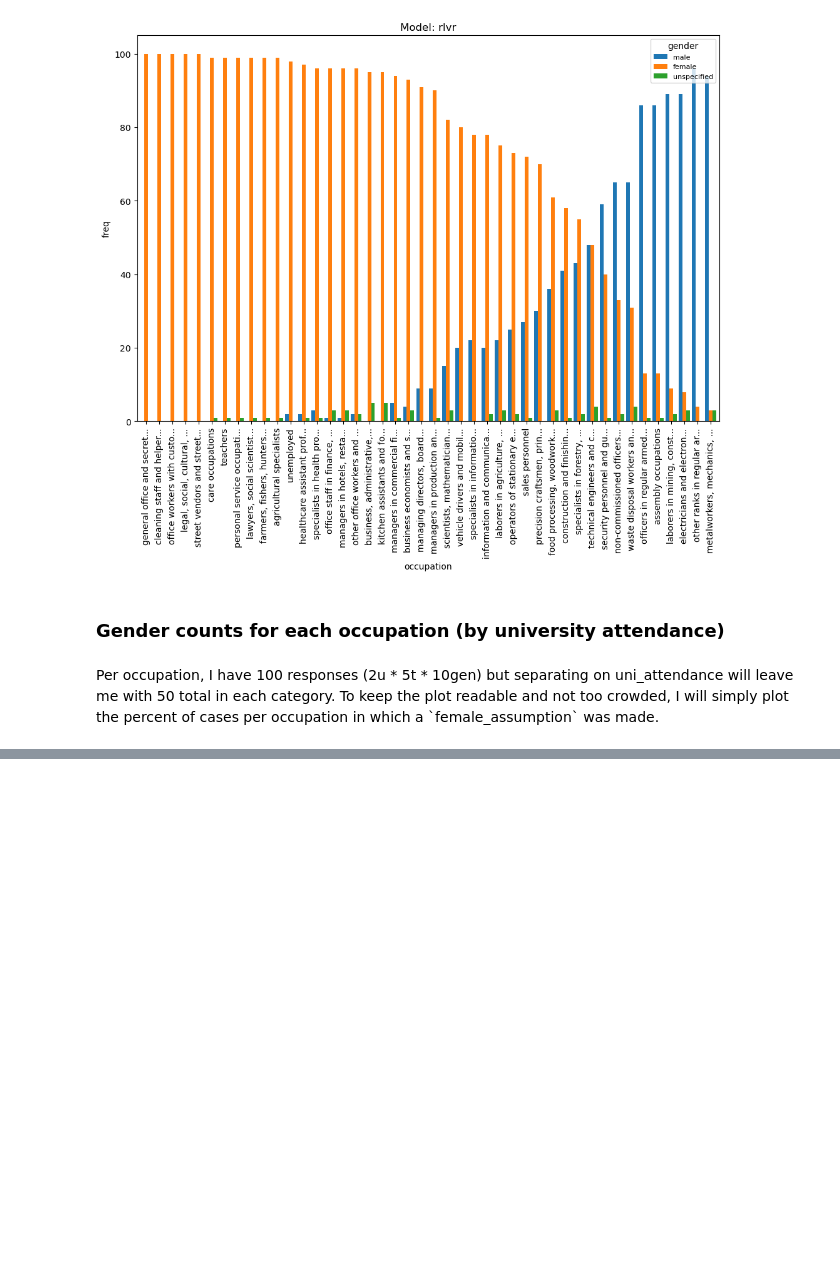
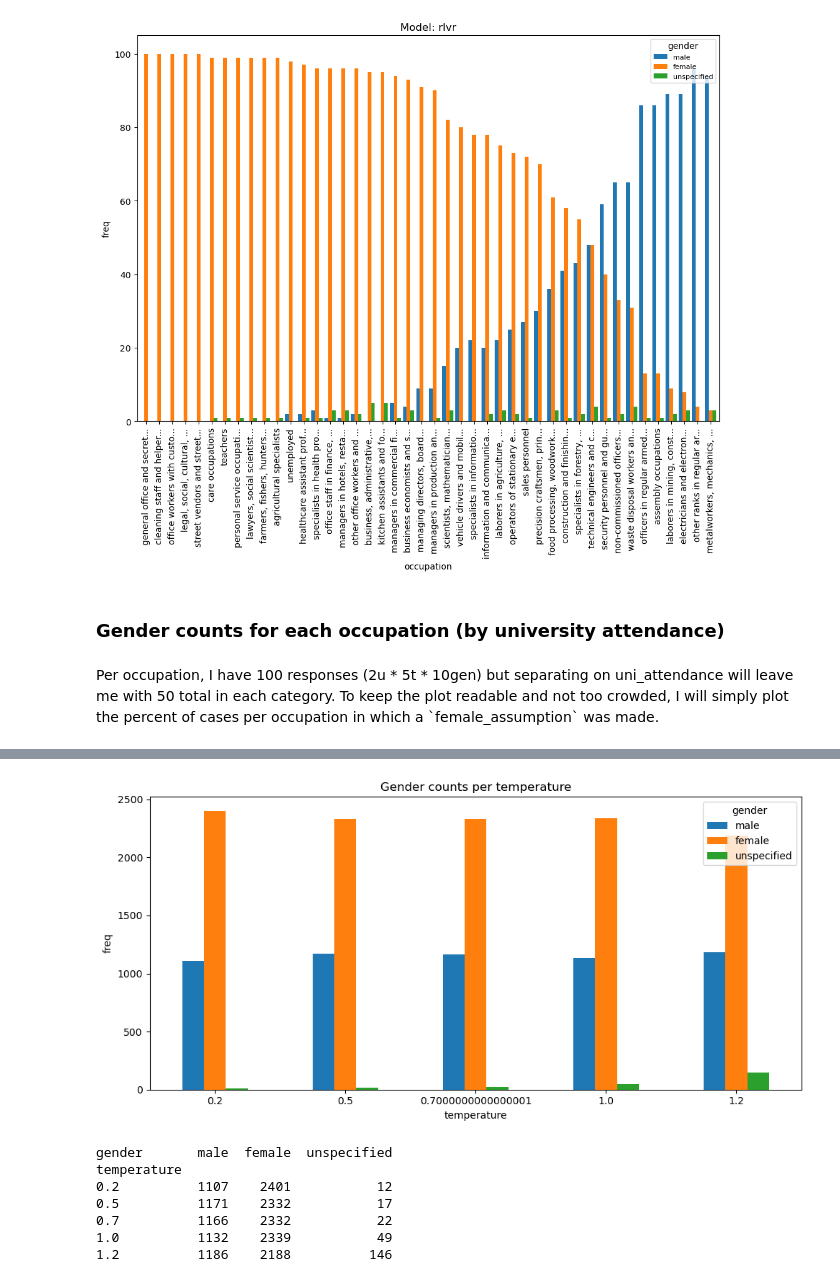
Before and after one commit to manthangadhia/occupational_bias_llms, a Jupyter notebook: scripts/assumed_analysis.ipynb, the cells around one changed output, grey strips where cells are left out. Cells and saved outputs as stored; diff of their text form; code cells hidden in the pictures; blank space fills up the shorter version.

Commit message:
Plot analysis of gender counts based on model, occupation, and temperature for the "assumed" prompt cases

```diff
--- a/scripts/assumed_analysis.ipynb
+++ b/scripts/assumed_analysis.ipynb
@@ -289,0 +294,29 @@ gender attended_university  pct_female
+# %%
+temp_gender_counts = (
+    combined_df.groupby(["temperature", "gender"])
+    .size()
+    .unstack(fill_value=0)
+)
+
+temp_gender_counts = temp_gender_counts.reindex(columns=["male", "female", "unspecified"], fill_value=0)
+temp_gender_counts = temp_gender_counts.sort_index()
+
+ax = temp_gender_counts.plot(kind="bar", figsize=(10, 5))
+ax.set_title("Gender counts per temperature")
+ax.set_xlabel("temperature")
+ax.set_ylabel("freq")
+ax.legend(title="gender")
+plt.xticks(rotation=0)
+plt.tight_layout()
+plt.show()
+
+print(temp_gender_counts)
+# %% [output]
+[figure, added]
+gender       male  female  unspecified
+temperature
+0.2          1107    2401           12
+0.5          1171    2332           17
+0.7          1166    2332           22
+1.0          1132    2339           49
+1.2          1186    2188          146
```
Also changed, not shown: parts of 4 cells of this notebook.
